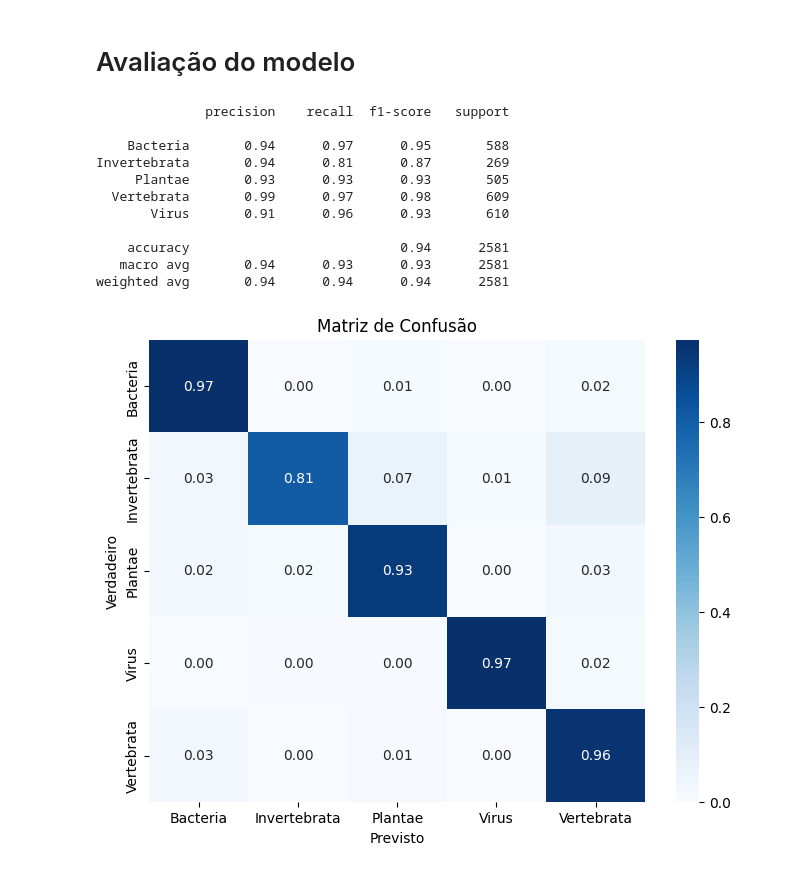
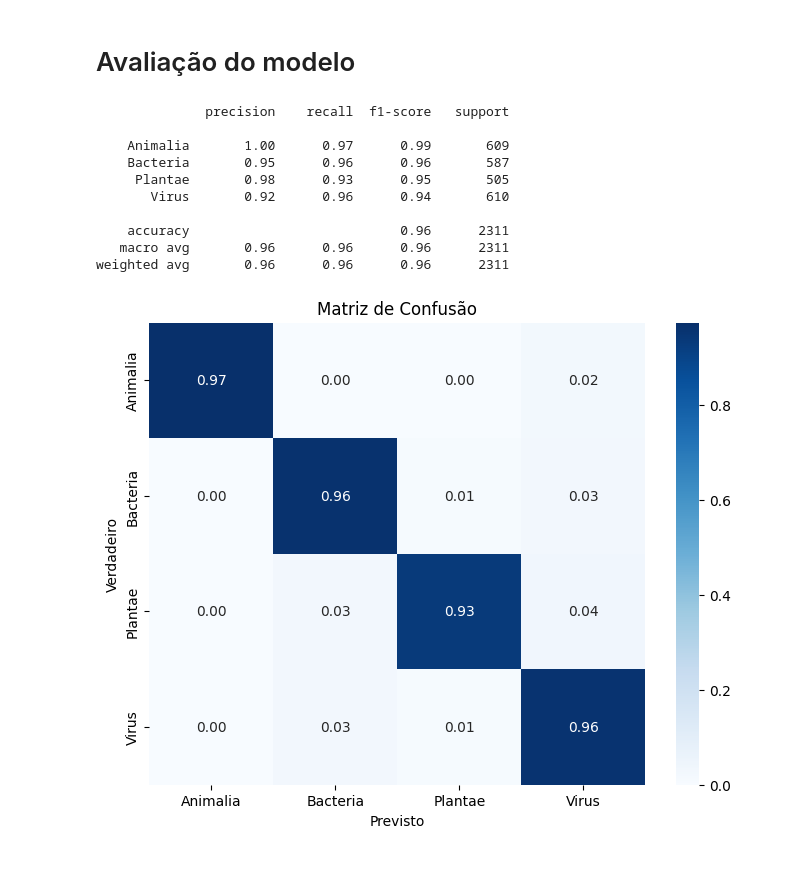
Before and after one commit to JVMergulho/model_interpretability_project, a Jupyter notebook: project1/modelling.ipynb, the cells around one changed output. Cells and saved outputs as stored; diff of their text form; code cells hidden in the pictures.

```diff
--- a/project1/modelling.ipynb
+++ b/project1/modelling.ipynb
@@ -164,3 +166,7 @@ Name: count, dtype: int64
 # %%
 #remover linhas em que 'Kingdom_group' é Archaea
-df = df[df['Kingdom_group'] != 'Archaea']
+df = df[df['Kingdom_group'].isin(['Archaea', 'Invertebrata']) == False]
+
+# renomear o grupo Vertebrata para Animalia
+df['Kingdom_group'] = df['Kingdom_group'].replace({'Vertebrata': 'Animalia'})
+df['Kingdom_group'].value_counts()
@@ -183,3 +196,5 @@ print(df[['Kingdom', 'Kingdom_group', 'Kingdom_group_encoded']].head())
+# %%
+df.dropna(inplace=True)
 # %%
 X = df.iloc[:, 5:69]
 y = df["Kingdom_group_encoded"]
@@ -315,27 +338,26 @@ print(classification_report(y_test, y_pred, target_names=le.classes_))
 # %% [output]
               precision    recall  f1-score   support
 
-    Bacteria       0.94      0.97      0.95       588
-Invertebrata       0.94      0.81      0.87       269
-     Plantae       0.93      0.93      0.93       505
-  Vertebrata       0.99      0.97      0.98       609
-       Virus       0.91      0.96      0.93       610
+    Animalia       1.00      0.97      0.99       609
+    Bacteria       0.95      0.96      0.96       587
+     Plantae       0.98      0.93      0.95       505
+       Virus       0.92      0.96      0.94       610
 
-    accuracy                           0.94      2581
-   macro avg       0.94      0.93      0.93      2581
-weighted avg       0.94      0.94      0.94      2581
+    accuracy                           0.96      2311
+   macro avg       0.96      0.96      0.96      2311
+weighted avg       0.96      0.96      0.96      2311
 # %%
-labels = ['Bacteria', 'Invertebrata', 'Plantae', 'Virus', 'Vertebrata']
+labels = ['Animalia', 'Bacteria', 'Plantae', 'Virus']
 
 cm = confusion_matrix(y_test, y_pred, normalize='true')
 
 plt.figure(figsize=(8, 6))
 sns.heatmap(cm, annot=True, fmt='.2f', cmap='Blues',
             xticklabels=labels,
             yticklabels=labels)
 plt.xlabel('Previsto')
 plt.ylabel('Verdadeiro')
 plt.title('Matriz de Confusão')
 plt.show()
 # %% [output]
-[figure, old version]
+[figure, new version]
```
Also changed, not shown: parts of 9 cells of this notebook, 7 other files.
